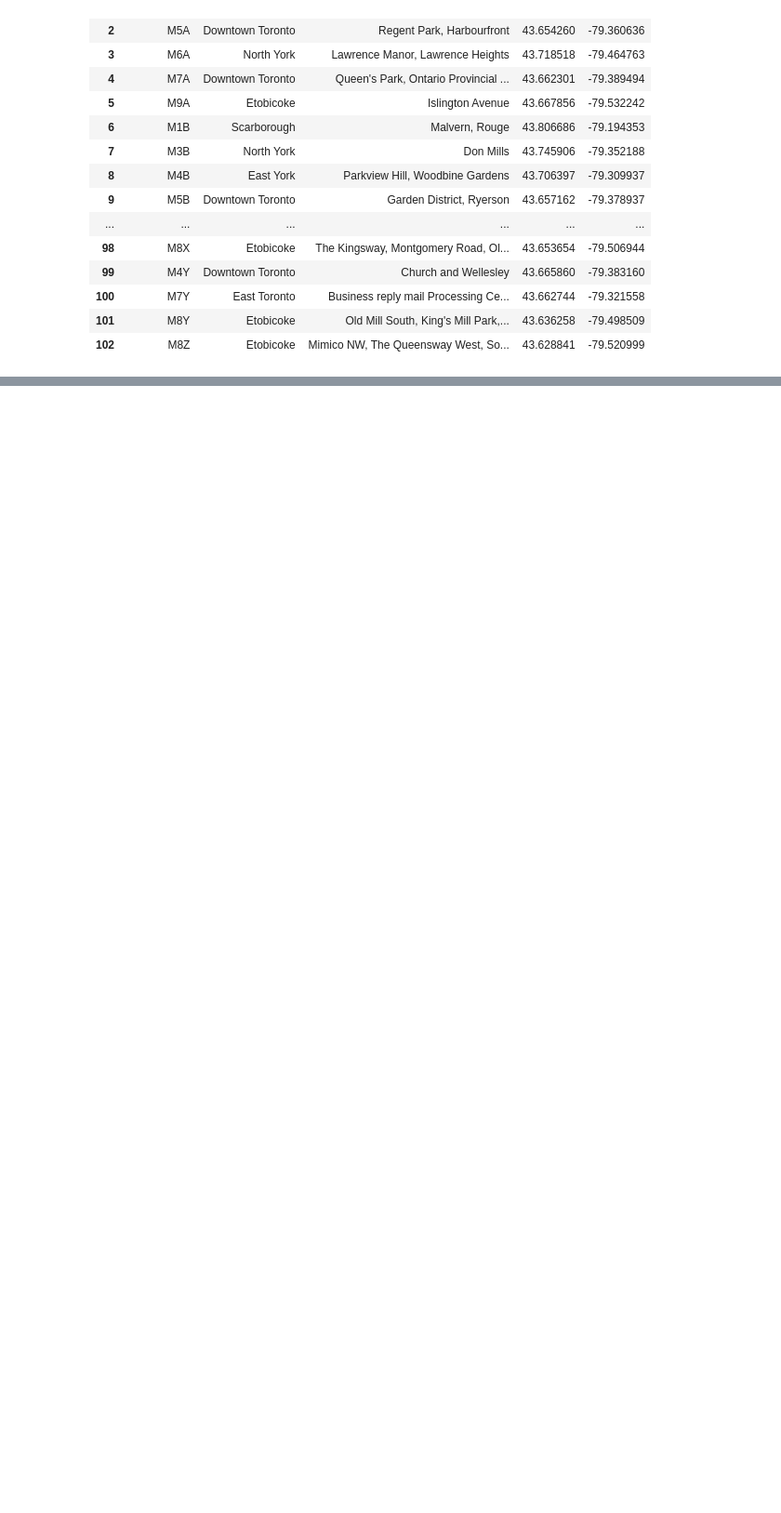
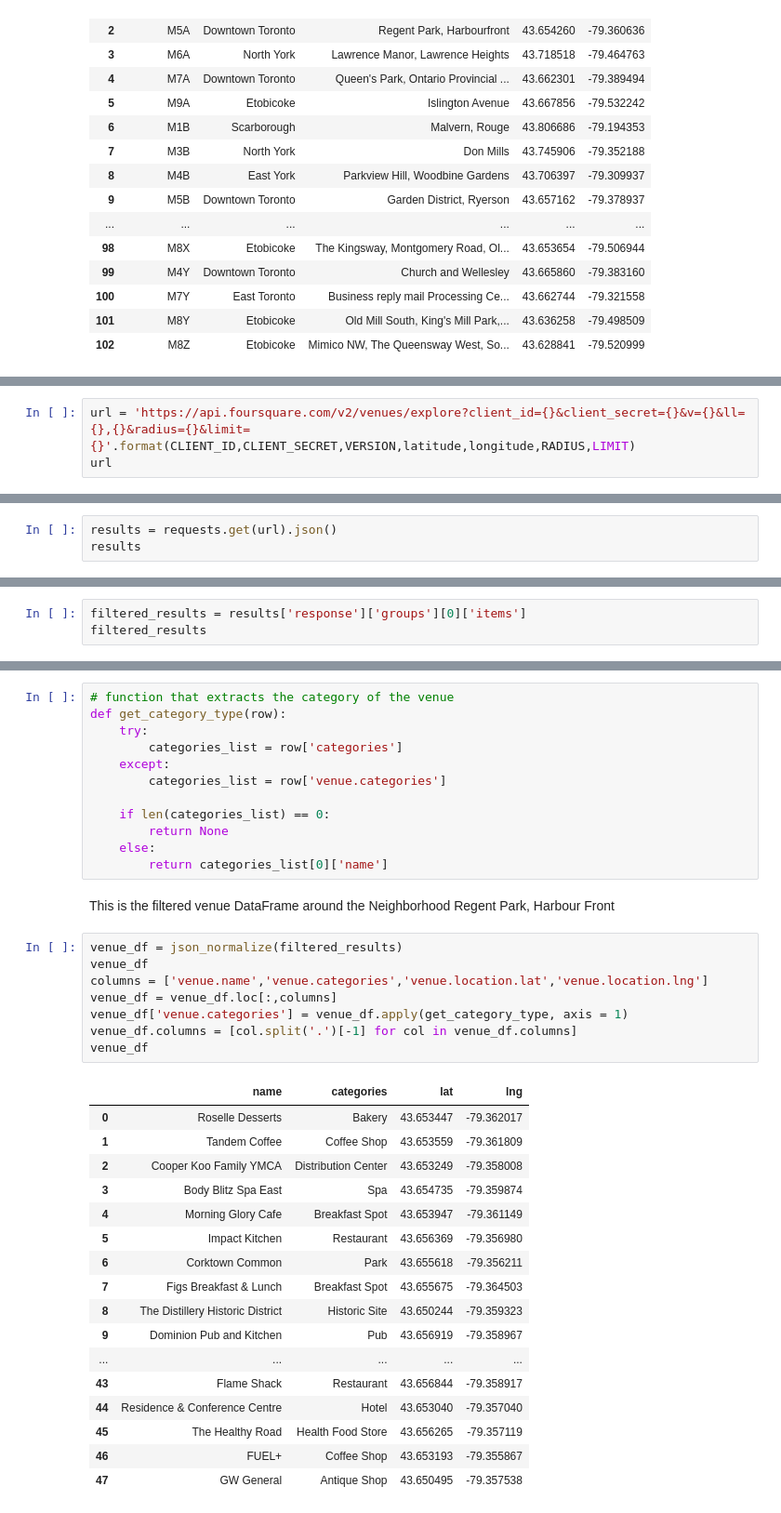
Before and after one commit to Manik-Kapil/Coursera_Capstone, a Jupyter notebook: Segmenting and Clustering Neighborhoods in Toronto.ipynb, the cells around one changed output, grey strips where cells are left out. Shown at 93% size. Cells and saved outputs as stored; diff of their text form; blank space fills up the shorter version.

```diff
--- a/Segmenting and Clustering Neighborhoods in Toronto.ipynb
+++ b/Segmenting and Clustering Neighborhoods in Toronto.ipynb
@@ -93,0 +189,3 @@ merged_df
+# %%
+url = 'https://api.foursquare.com/v2/venues/explore?client_id={}&client_secret={}&v={}&ll={},{}&radius={}&limit={}'.format(CLIENT_ID,CLIENT_SECRET,VERSION,latitude,longitude,RADIUS,LIMIT)
+url
@@ -93,0 +196,3 @@ merged_df
+# %%
+results = requests.get(url).json()
+results
@@ -93,0 +219,3 @@ merged_df
+# %%
+filtered_results = results['response']['groups'][0]['items']
+filtered_results
@@ -93,0 +242,40 @@ merged_df
+# %%
+# function that extracts the category of the venue
+def get_category_type(row):
+    try:
+        categories_list = row['categories']
+    except:
+        categories_list = row['venue.categories']
+
+    if len(categories_list) == 0:
+        return None
+    else:
+        return categories_list[0]['name']
+# %% [markdown]
+<p> This is the filtered venue DataFrame around the Neighborhood Regent Park, Harbour Front </p>
+# %%
+venue_df = json_normalize(filtered_results)
+venue_df
+columns = ['venue.name','venue.categories','venue.location.lat','venue.location.lng']
+venue_df = venue_df.loc[:,columns]
+venue_df['venue.categories'] = venue_df.apply(get_category_type, axis = 1)
+venue_df.columns = [col.split('.')[-1] for col in venue_df.columns]
+venue_df
+# %% [output]
+|  | name | categories | lat | lng |
+| 0 | Roselle Desserts | Bakery | 43.653447 | -79.362017 |
+| 1 | Tandem Coffee | Coffee Shop | 43.653559 | -79.361809 |
+| 2 | Cooper Koo Family YMCA | Distribution Center | 43.653249 | -79.358008 |
+| 3 | Body Blitz Spa East | Spa | 43.654735 | -79.359874 |
+| 4 | Morning Glory Cafe | Breakfast Spot | 43.653947 | -79.361149 |
+| 5 | Impact Kitchen | Restaurant | 43.656369 | -79.356980 |
+| 6 | Corktown Common | Park | 43.655618 | -79.356211 |
+| 7 | Figs Breakfast & Lunch | Breakfast Spot | 43.655675 | -79.364503 |
+| 8 | The Distillery Historic District | Historic Site | 43.650244 | -79.359323 |
+| 9 | Dominion Pub and Kitchen | Pub | 43.656919 | -79.358967 |
+| ... | ... | ... | ... | ... |
+| 43 | Flame Shack | Restaurant | 43.656844 | -79.358917 |
+| 44 | Residence & Conference Centre | Hotel | 43.653040 | -79.357040 |
+| 45 | The Healthy Road | Health Food Store | 43.656265 | -79.357119 |
+| 46 | FUEL+ | Coffee Shop | 43.653193 | -79.355867 |
+| 47 | GW General | Antique Shop | 43.650495 | -79.357538 |
```
Also changed, not shown: parts of 41 cells of this notebook.
